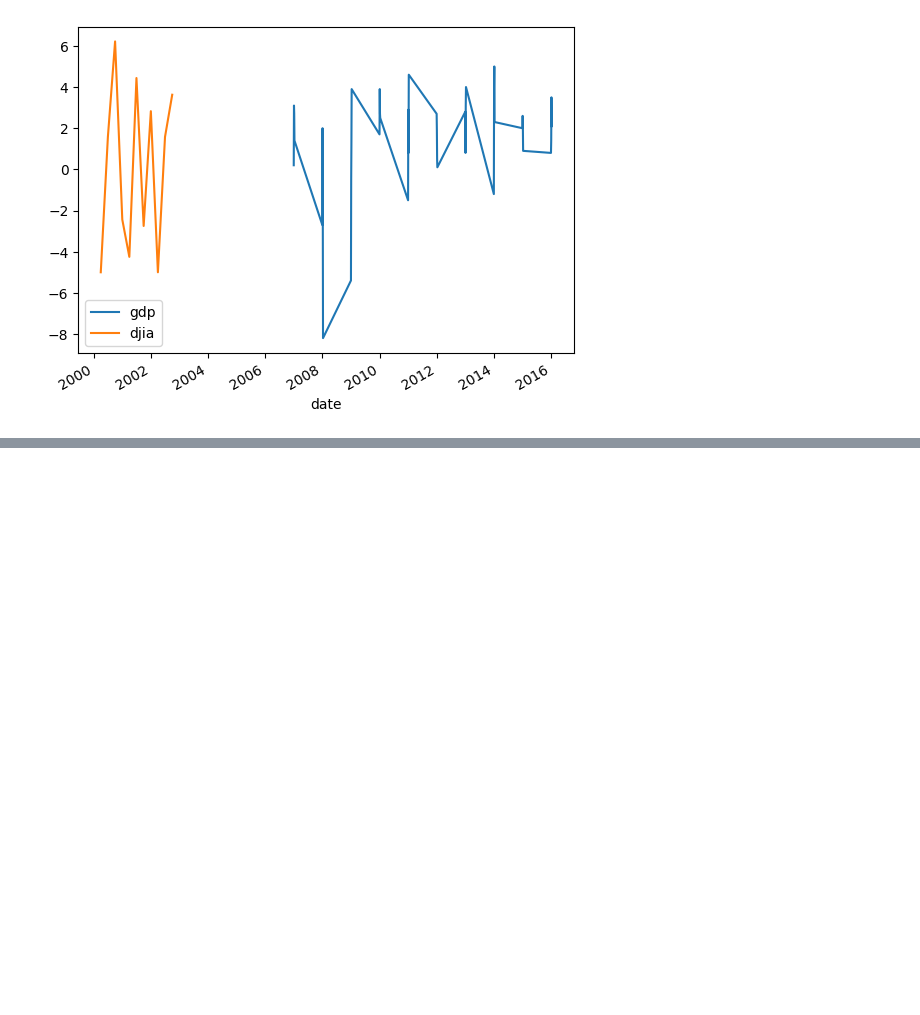
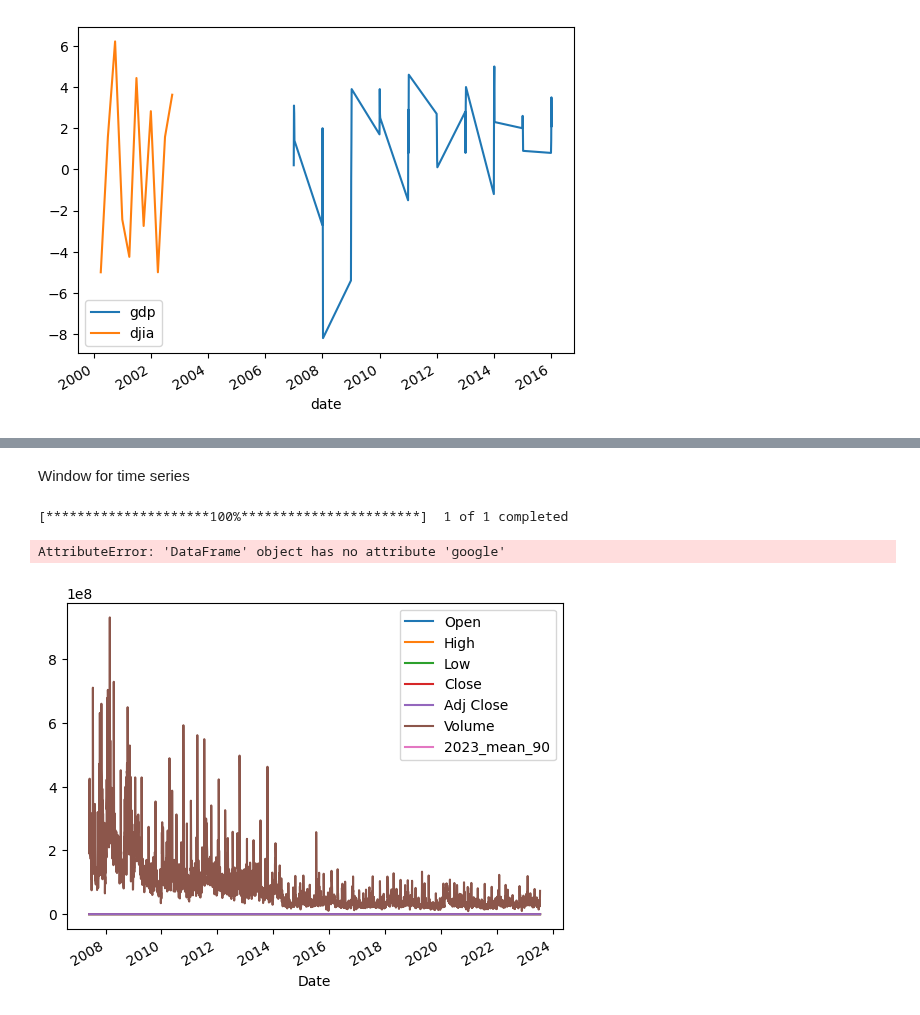
Before and after one commit to KeenGWatanabe/python, a Jupyter notebook: DateTime.ipynb, the cells around one changed output, grey strips where cells are left out. Cells and saved outputs as stored; diff of their text form; code cells hidden in the pictures; blank space fills up the shorter version.

Commit message:
WINDOWS

```diff
--- a/DateTime.ipynb
+++ b/DateTime.ipynb
@@ -774,0 +775,59 @@ plt.show();
+# %% [markdown]
+Window for time series
+# %%
+import datetime as dt
+import pandas_datareader.data as pdr
+import pandas as pd
+import yfinance as yf
+import matplotlib.pyplot as plt
+
+#solve string problem
+yf.pdr_override()
+#starting setup
+tickers = ['GOOGL']
+from datetime import datetime
+startdate = datetime(2007,6,1)
+enddate = datetime.now()
+google = pdr.get_data_yahoo(tickers,start=startdate, end=enddate )
+# Create dataframe prices here
+prices = pd.DataFrame()
+#prices
+
+# Select data for each year and concatenate with PRICES here
+for year in ['2023']:
+    price_per_year = google.loc[year, ['High']].reset_index(drop=True)
+    price_per_year.rename(columns={'High': year}, inplace=True)
+    prices = pd.concat([prices, price_per_year], axis=1)
+
+#INTEGER-BASE WINDOW SIZE
+#prices.rolling(window=30).mean() #fixed #observations
+
+# OFFSET-BASED WINDOW SIZE
+#prices.rolling(window=300).mean() ##fixed period length
+
+# 90 DAY ROLLING MEAN
+r90 = prices.rolling(window=900).mean()
+google.join(r90.add_suffix('_mean_90')).plot()
+
+## 90 & 360 DAY ROLLING MEANS
+#prices['mean90'] = r90
+#r360 = prices['price'].rolling(window='360'.mean())
+#prices['mean360'] = r360; prices.plot()
+
+## MULTIPLE ROLLING METRICS
+r = prices.google.rolling('900').agg(['mean','std'])
+r.plot(subplots = True)
+
+rolling = prices.google.rolling('360')
+q10 = rolling.quantile(0,1).to_frame('q10')
+median = rolling.median().to_frame('median')
+q90 = rolling.quantile(0,9).to_frame('q90')
+pd.concat([q10, median, q90], axis=1).plot()
+
+# Plot prices
+prices.plot()
+plt.show()
+# %% [output]
+[*********************100%***********************]  1 of 1 completed
+AttributeError: 'DataFrame' object has no attribute 'google'
+[figure, added]
```
Also changed, not shown: parts of 1 cell of this notebook, 1 other file.
